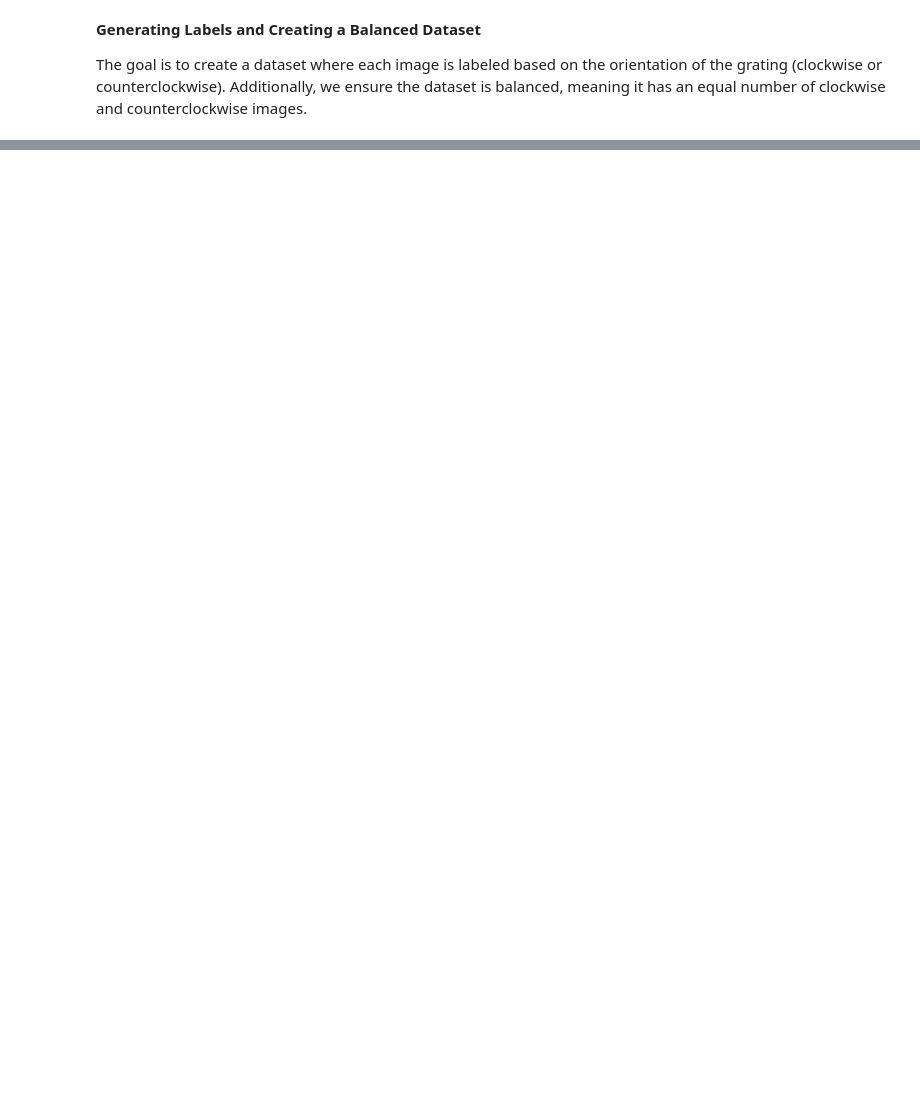
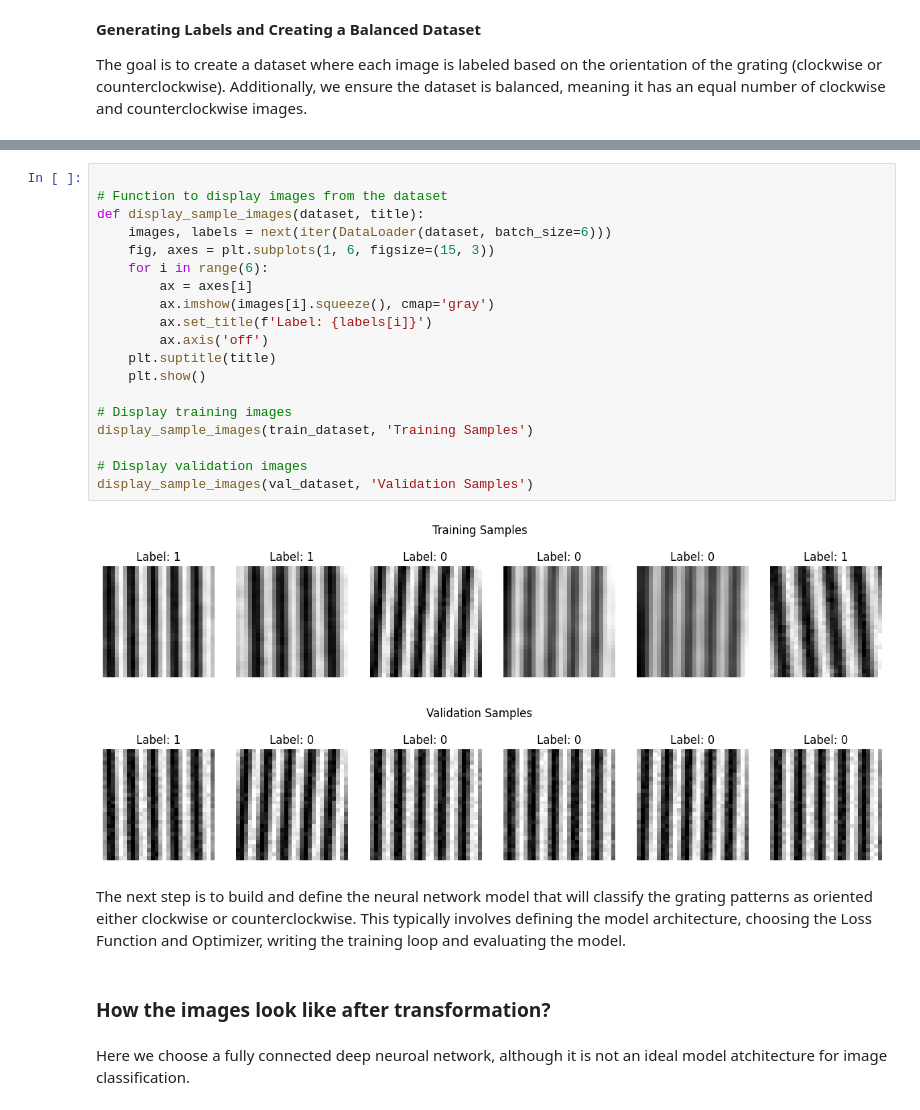
Before and after one commit to MiladQolami/Mathematical-tools-for-neuroscience, a Jupyter notebook: Machine_Learning /SimpleDNN.ipynb, the cells around one changed output, grey strips where cells are left out. Drawn from its saved outputs; the diff is of its cells as text; blank space fills up the shorter version.

```diff
--- a/Machine_Learning /SimpleDNN.ipynb
+++ b/Machine_Learning /SimpleDNN.ipynb
@@ -100,0 +179,29 @@ generate_dataset(numImage,angleRange)
+# %%
+
+# Function to display images from the dataset
+def display_sample_images(dataset, title):
+    images, labels = next(iter(DataLoader(dataset, batch_size=6)))
+    fig, axes = plt.subplots(1, 6, figsize=(15, 3))
+    for i in range(6):
+        ax = axes[i]
+        ax.imshow(images[i].squeeze(), cmap='gray')
+        ax.set_title(f'Label: {labels[i]}')
+        ax.axis('off')
+    plt.suptitle(title)
+    plt.show()
+
+# Display training images
+display_sample_images(train_dataset, 'Training Samples')
+
+# Display validation images
+display_sample_images(val_dataset, 'Validation Samples')
+# %% [output]
+[figure, added]
+[figure, added]
+# %% [markdown]
+The next step is to build and define the neural network model that will classify the grating patterns as oriented either clockwise or counterclockwise. This typically involves defining the model architecture, choosing the Loss Function and Optimizer,
+writing the training loop and evaluating the model.
+# %% [markdown]
+### How the images look like after transformation?
+# %% [markdown]
+Here we choose a fully connected deep neuroal network, although it is not an ideal model atchitecture for image classification.
```
Also changed, not shown: parts of 11 cells of this notebook.
